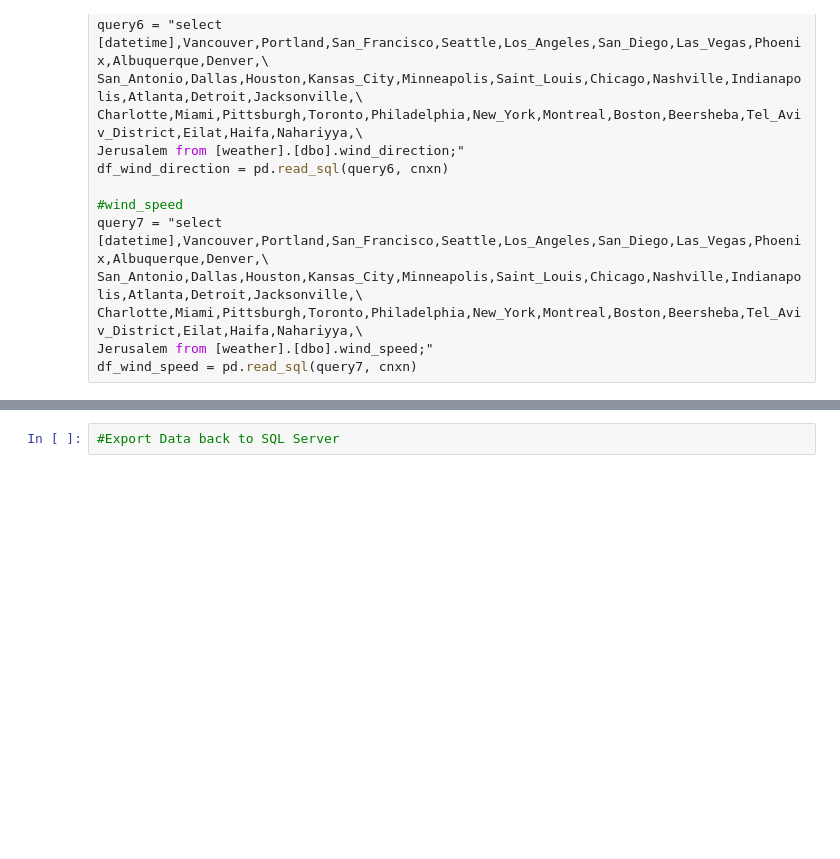
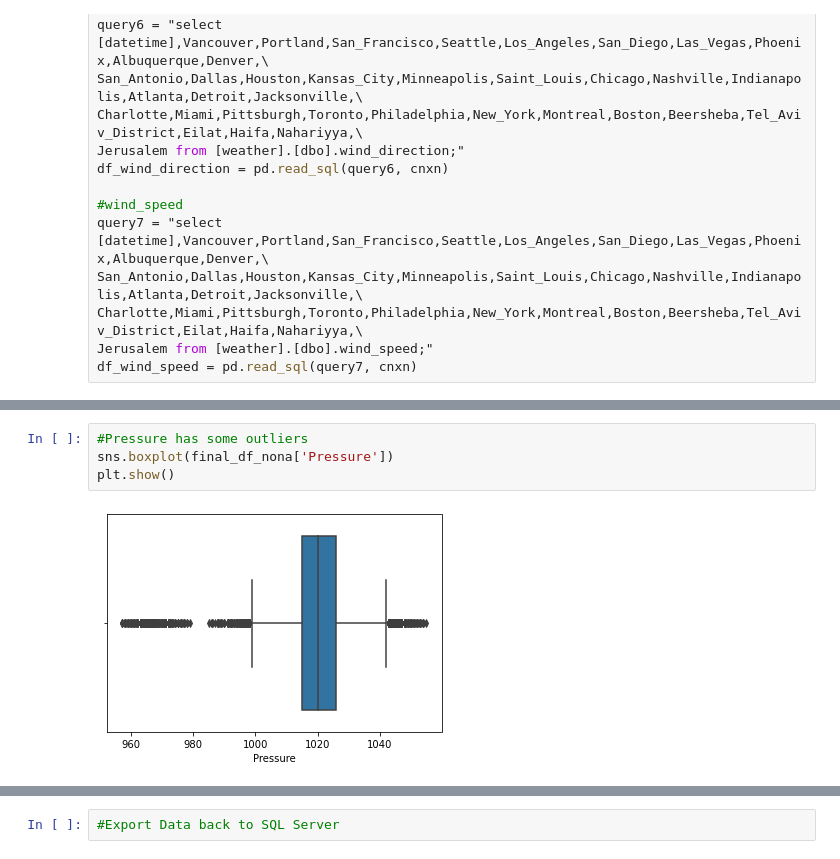
Before and after one commit to ESolomonDev/BestFinalProject, a Jupyter notebook: ImportDataAndTrainModel.ipynb, the cells around one changed output, grey strips where cells are left out. Saved outputs shown, nothing was run; the diff lists cells and outputs as text; blank space fills up the shorter version.

```diff
--- a/ImportDataAndTrainModel.ipynb
+++ b/ImportDataAndTrainModel.ipynb
@@ -84,0 +250,6 @@ df_city_attributes.head()
+# %%
+#Pressure has some outliers
+sns.boxplot(final_df_nona['Pressure'])
+plt.show()
+# %% [output]
+[figure, added]
```
Also changed, not shown: parts of 81 cells of this notebook, 10 other files.
